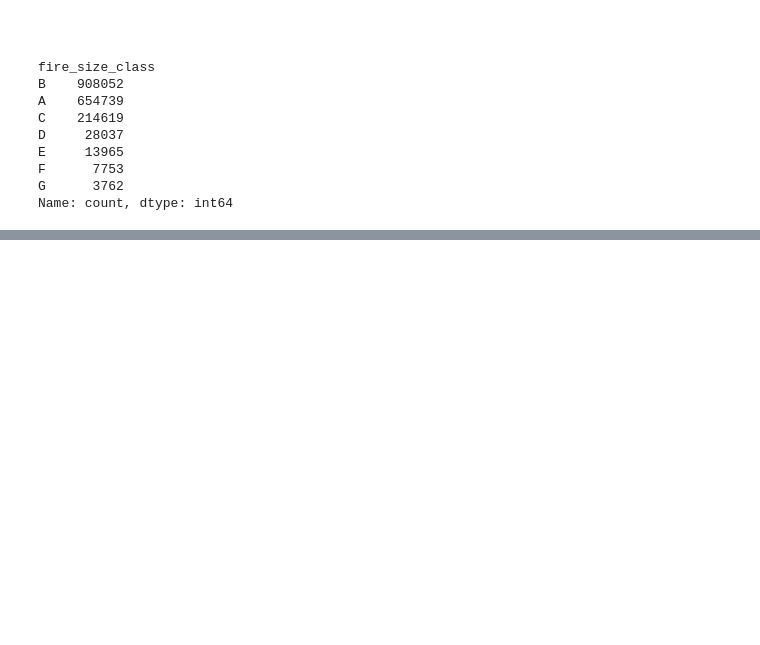
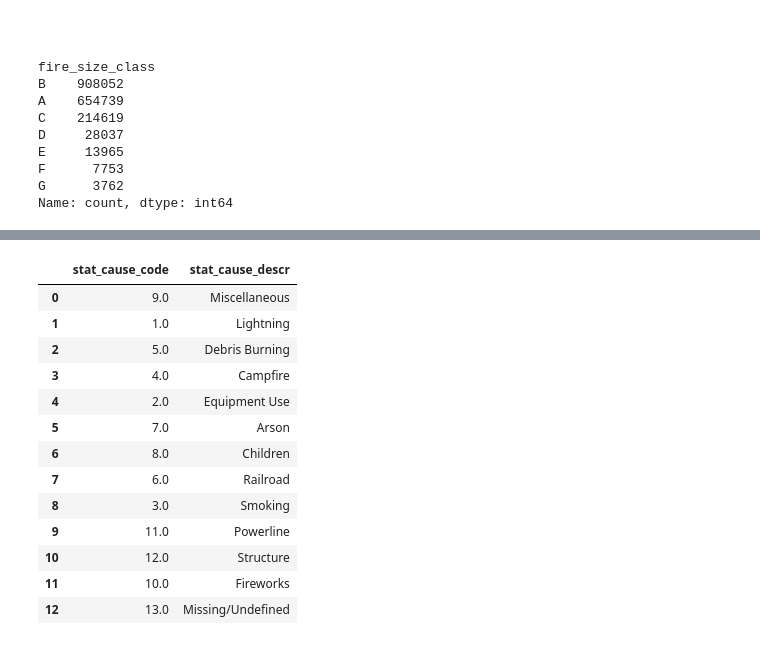
Before and after one commit to jli82/wildfire-analysis, a Jupyter notebook: main.ipynb, the cells around one changed output, grey strips where cells are left out. Saved outputs shown, nothing was run; the diff lists cells and outputs as text; code cells hidden in the pictures; blank space fills up the shorter version.

```diff
--- a/main.ipynb
+++ b/main.ipynb
@@ -261,0 +278,20 @@ plt.show()
+# %%
+wildfires_causes_df = cleaned_df[['stat_cause_code', 'stat_cause_descr']]
+wildfires_causes_df = wildfires_causes_df.drop_duplicates()
+wildfires_causes_df = wildfires_causes_df.reset_index(drop=True)
+wildfires_causes_df
+# %% [output]
+|  | stat_cause_code | stat_cause_descr |
+| 0 | 9.0 | Miscellaneous |
+| 1 | 1.0 | Lightning |
+| 2 | 5.0 | Debris Burning |
+| 3 | 4.0 | Campfire |
+| 4 | 2.0 | Equipment Use |
+| 5 | 7.0 | Arson |
+| 6 | 8.0 | Children |
+| 7 | 6.0 | Railroad |
+| 8 | 3.0 | Smoking |
+| 9 | 11.0 | Powerline |
+| 10 | 12.0 | Structure |
+| 11 | 10.0 | Fireworks |
+| 12 | 13.0 | Missing/Undefined |
```
Also changed, not shown: parts of 11 cells of this notebook.
